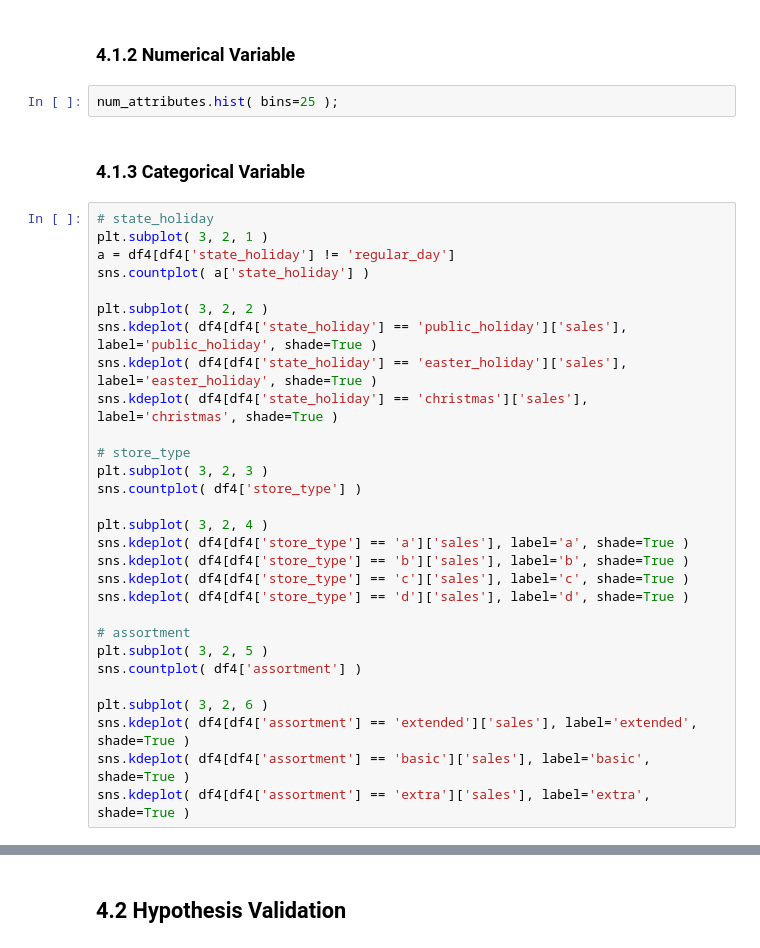
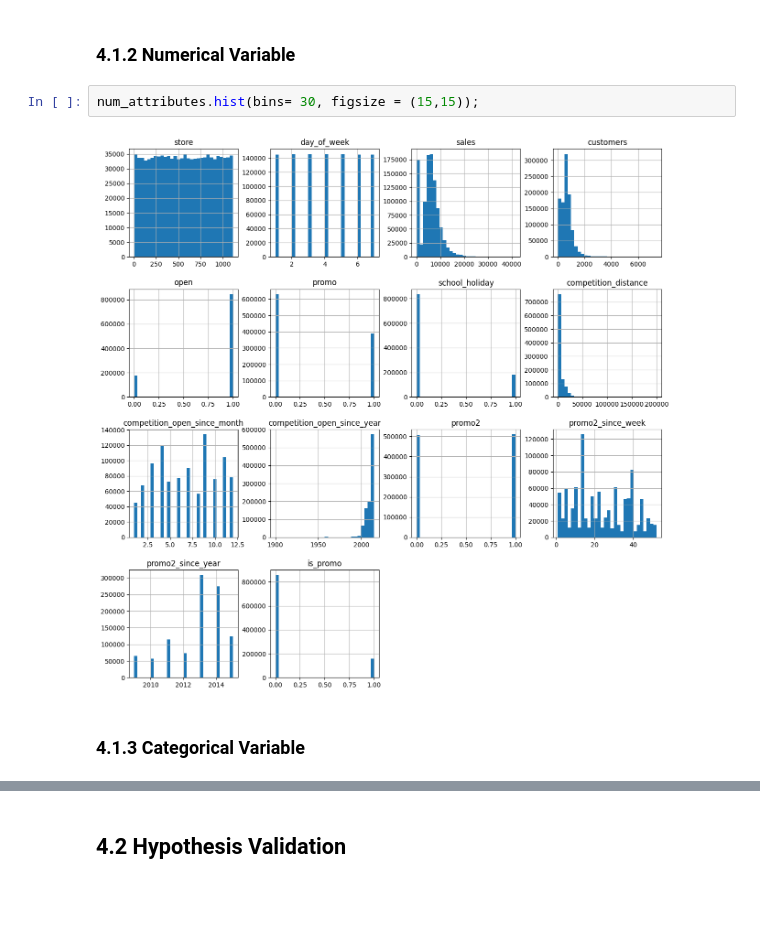
Before and after one commit to pmusachio/rossmann_store_sales_prediction, a Jupyter notebook: notebook/modelo_cds.ipynb, the cells around one changed output, grey strips where cells are left out. Cells and saved outputs as stored; diff of their text form; blank space fills up the shorter version.

```diff
--- a/notebook/modelo_cds.ipynb
+++ b/notebook/modelo_cds.ipynb
@@ -331,35 +428,8 @@ sns.distplot( df4['sales'], kde=False  )
 # %% [markdown]
 ### 4.1.2 Numerical Variable
 # %%
-num_attributes.hist( bins=25 );
+num_attributes.hist(bins= 30, figsize = (15,15));
+# %% [output]
+[figure, added]
 # %% [markdown]
 ### 4.1.3 Categorical Variable
-# %%
-# state_holiday
-plt.subplot( 3, 2, 1 )
-a = df4[df4['state_holiday'] != 'regular_day']
-sns.countplot( a['state_holiday'] )
-
-plt.subplot( 3, 2, 2 )
-sns.kdeplot( df4[df4['state_holiday'] == 'public_holiday']['sales'], label='public_holiday', shade=True )
-sns.kdeplot( df4[df4['state_holiday'] == 'easter_holiday']['sales'], label='easter_holiday', shade=True )
-sns.kdeplot( df4[df4['state_holiday'] == 'christmas']['sales'], label='christmas', shade=True )
-
-# store_type
-plt.subplot( 3, 2, 3 )
-sns.countplot( df4['store_type'] )
-
-plt.subplot( 3, 2, 4 )
-sns.kdeplot( df4[df4['store_type'] == 'a']['sales'], label='a', shade=True )
-sns.kdeplot( df4[df4['store_type'] == 'b']['sales'], label='b', shade=True )
-sns.kdeplot( df4[df4['store_type'] == 'c']['sales'], label='c', shade=True )
-sns.kdeplot( df4[df4['store_type'] == 'd']['sales'], label='d', shade=True )
-
-# assortment
-plt.subplot( 3, 2, 5 )
-sns.countplot( df4['assortment'] )
-
-plt.subplot( 3, 2, 6 )
-sns.kdeplot( df4[df4['assortment'] == 'extended']['sales'], label='extended', shade=True )
-sns.kdeplot( df4[df4['assortment'] == 'basic']['sales'], label='basic', shade=True )
-sns.kdeplot( df4[df4['assortment'] == 'extra']['sales'], label='extra', shade=True )
```
Also changed, not shown: parts of 42 cells of this notebook, 1 other file.
